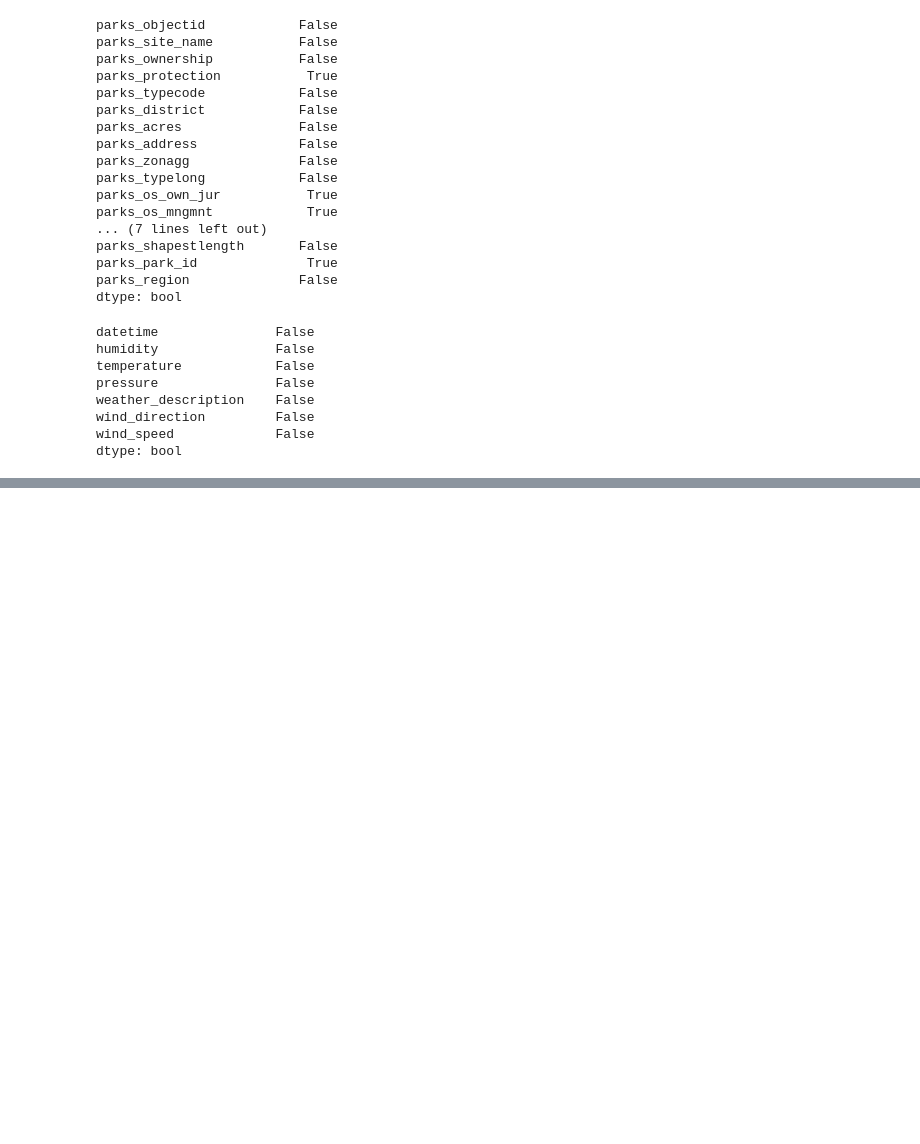
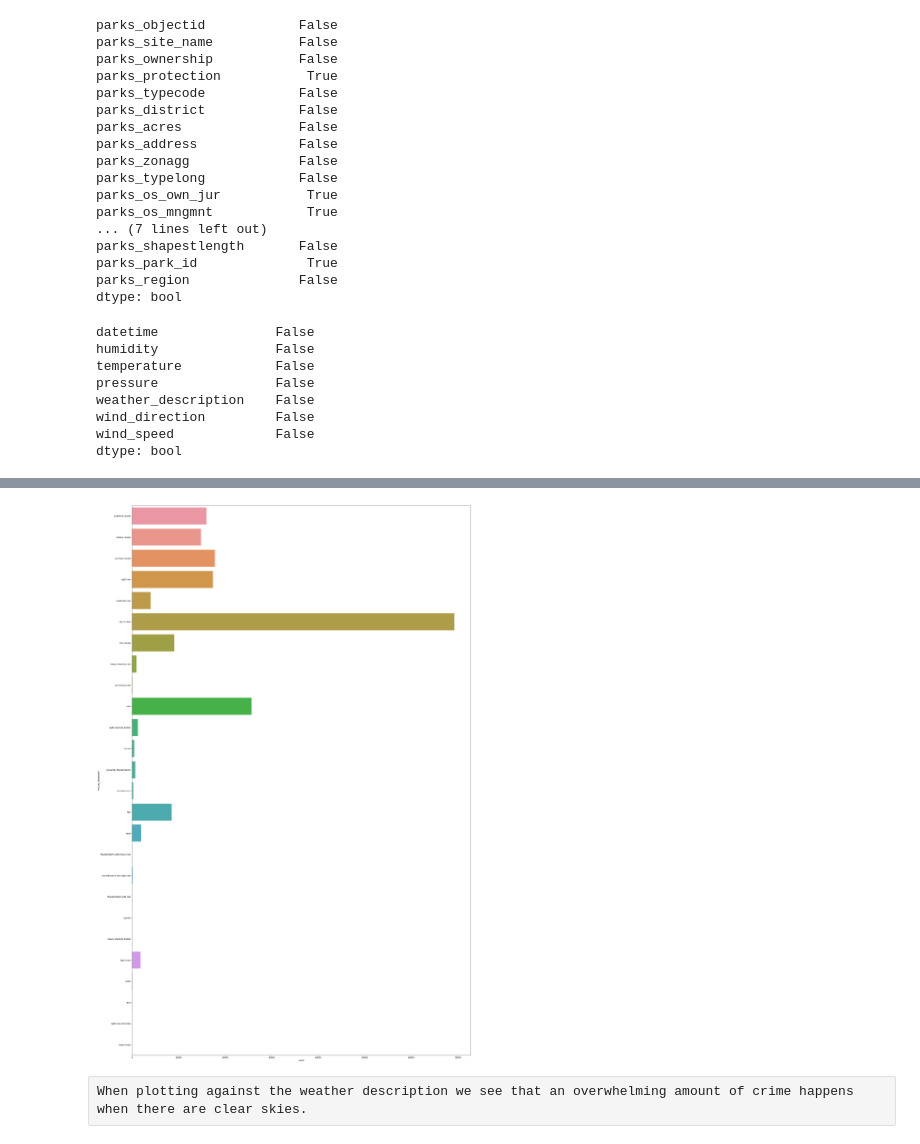
Before and after one commit to stephanGarland/sml-project-fall-2019, a Jupyter notebook: boston.ipynb, the cells around one changed output, grey strips where cells are left out. Cells and saved outputs as stored; diff of their text form; code cells hidden in the pictures; blank space fills up the shorter version.

```diff
--- a/boston.ipynb
+++ b/boston.ipynb
@@ -247,0 +317,8 @@ crime_with_weather.dropna(subset=["humidity",
+# %%
+plt.figure(figsize=(30, 50))    #We are giving the size of figure
+sns.countplot(y=crime_with_weather.weather_description)  #countplot taking counts of the columns which you choose
+plt.show()
+# %% [output]
+[figure, added]
+# %% [raw]
+When plotting against the weather description we see that an overwhelming amount of crime happens when there are clear skies.
```
Also changed, not shown: parts of 18 cells of this notebook, 5 other files.
